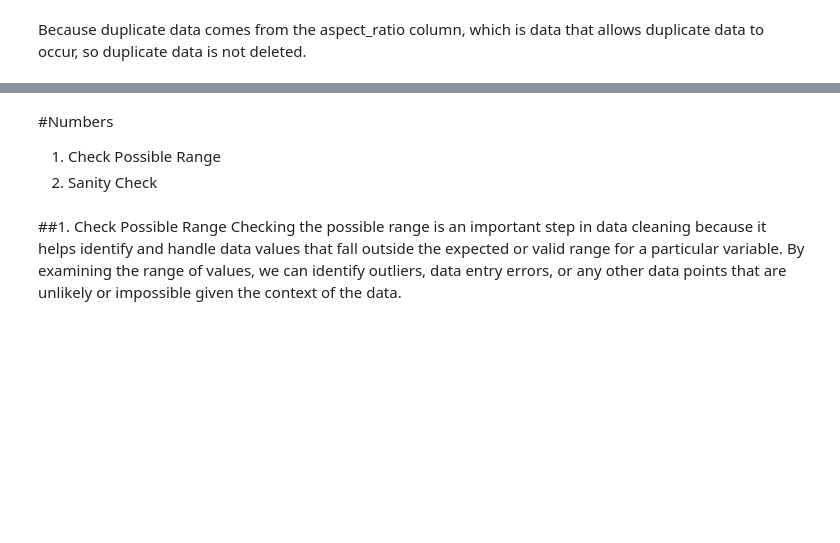
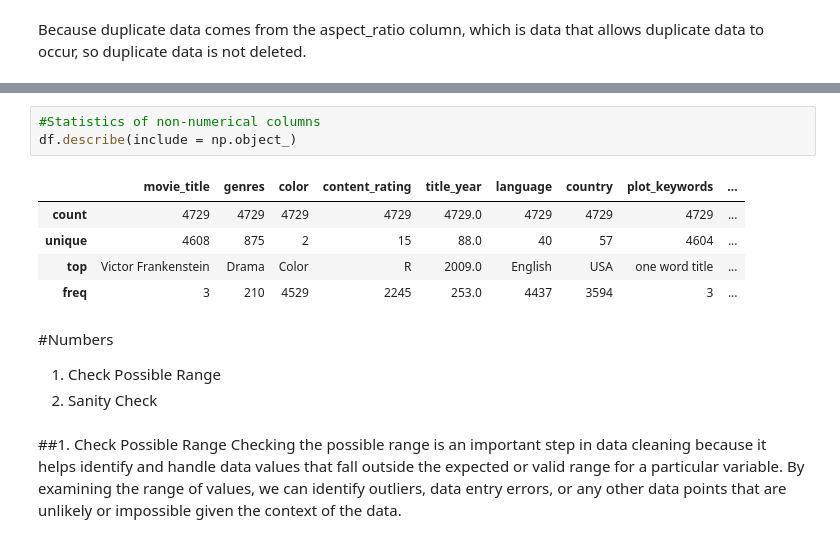
Before and after one commit to FatoniRahmat/Data-Analyst-in-Python, a Jupyter notebook: Movie.ipynb, the cells around one changed output, grey strips where cells are left out. Cells and saved outputs as stored; diff of their text form; blank space fills up the shorter version.

```diff
--- a/Movie.ipynb
+++ b/Movie.ipynb
@@ -207,3 +232,12 @@ Because duplicate data comes from the aspect_ratio column, which is data that al
+# %%
+#Statistics of non-numerical columns
+df.describe(include = np.object_)
+# %% [output]
+|  | movie_title | genres | color | content_rating | title_year | language | country | plot_keywords | ... |
+| count | 4729 | 4729 | 4729 | 4729 | 4729.0 | 4729 | 4729 | 4729 | ... |
+| unique | 4608 | 875 | 2 | 15 | 88.0 | 40 | 57 | 4604 | ... |
+| top | Victor Frankenstein | Drama | Color | R | 2009.0 | English | USA | one word title | ... |
+| freq | 3 | 210 | 4529 | 2245 | 253.0 | 4437 | 3594 | 3 | ... |
 # %% [markdown]
 #Numbers
 
```
Also changed, not shown: parts of 28 cells of this notebook.
